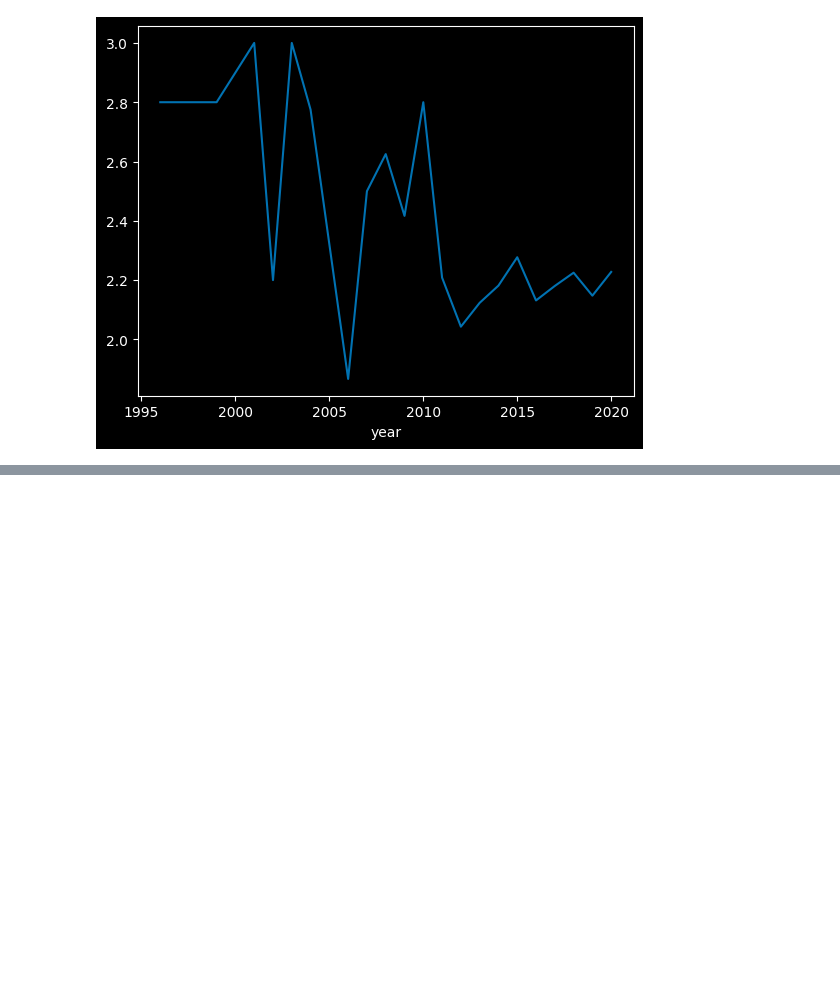
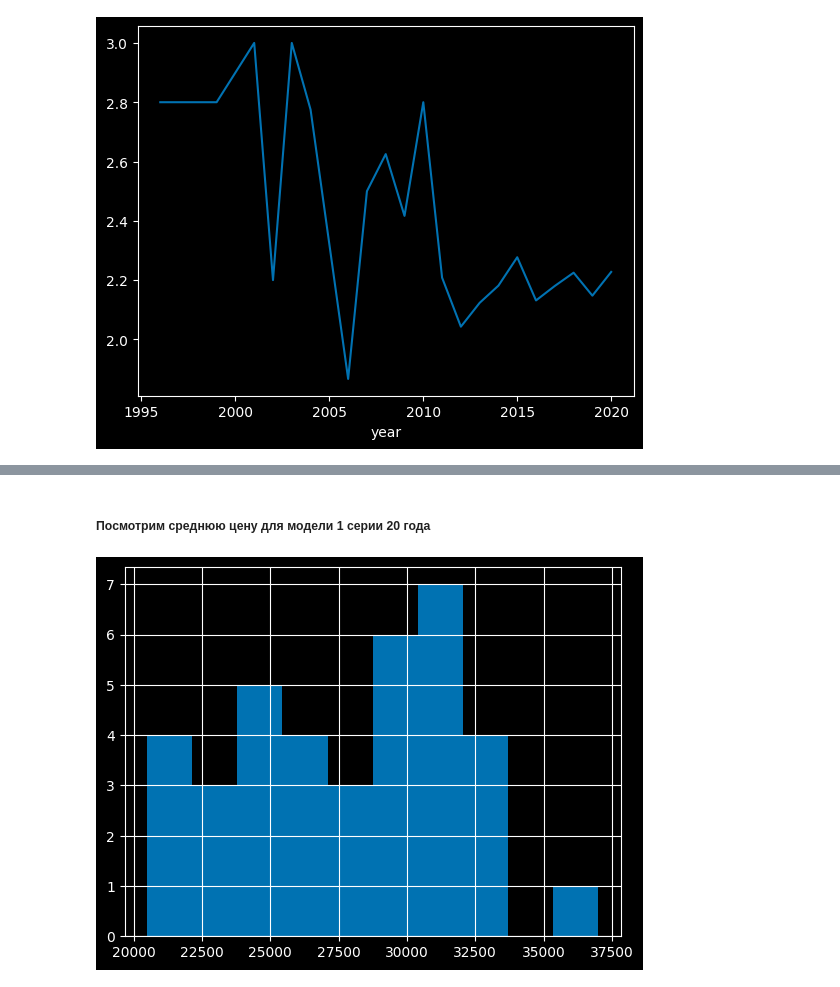
Before and after one commit to Zetis659/Data_Science_GM, a Jupyter notebook: 6.Model_analysis/Model_analysis.ipynb, the cells around one changed output, grey strips where cells are left out. Cells and saved outputs as stored; diff of their text form; code cells hidden in the pictures; blank space fills up the shorter version.

```diff
--- a/6.Model_analysis/Model_analysis.ipynb
+++ b/6.Model_analysis/Model_analysis.ipynb
@@ -720,0 +1048,6 @@ test.groupby('year').engineSize.mean().plot();
+# %% [markdown]
+##### Посмотрим среднюю цену для модели 1 серии 20 года
+# %%
+train[(train['model'] == ' 1 Series') & (train['year'] == 2020)].price.hist();
+# %% [output]
+[figure, added]
```
Also changed, not shown: parts of 84 cells of this notebook, 4 other files.
